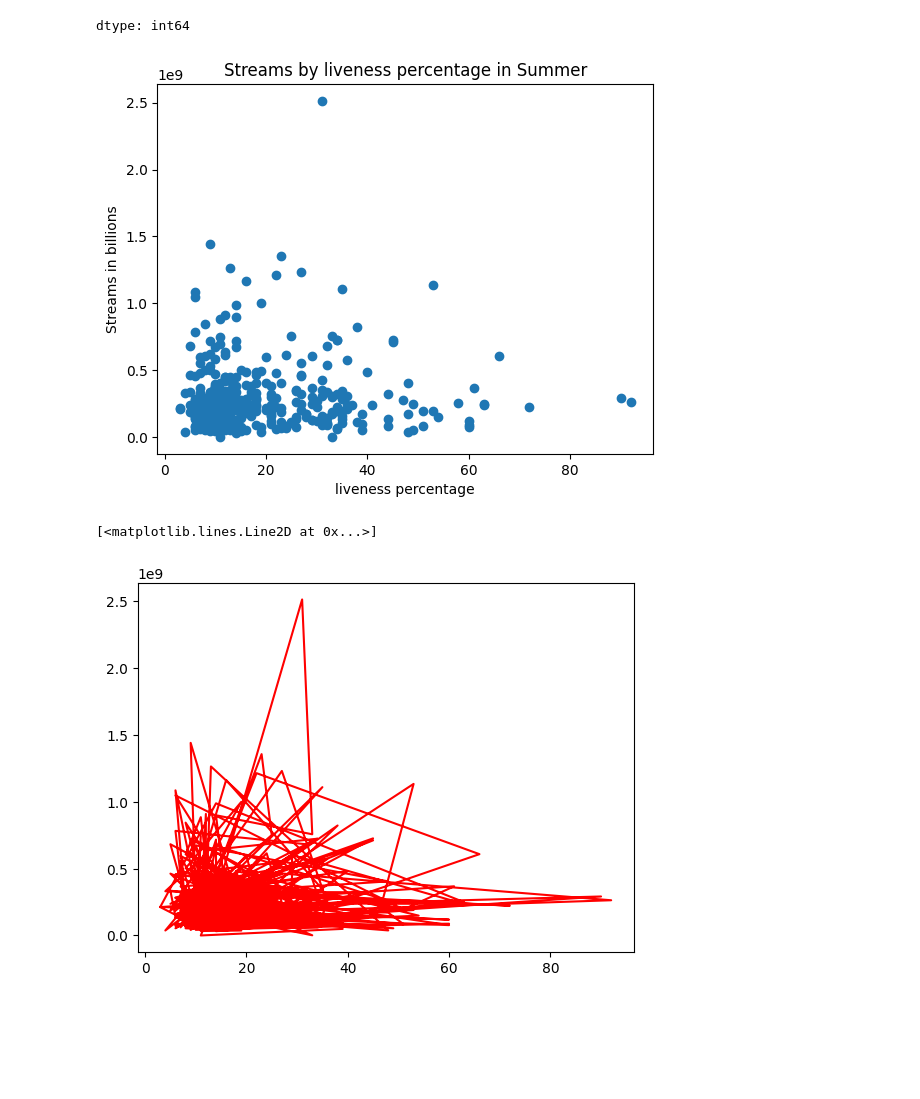
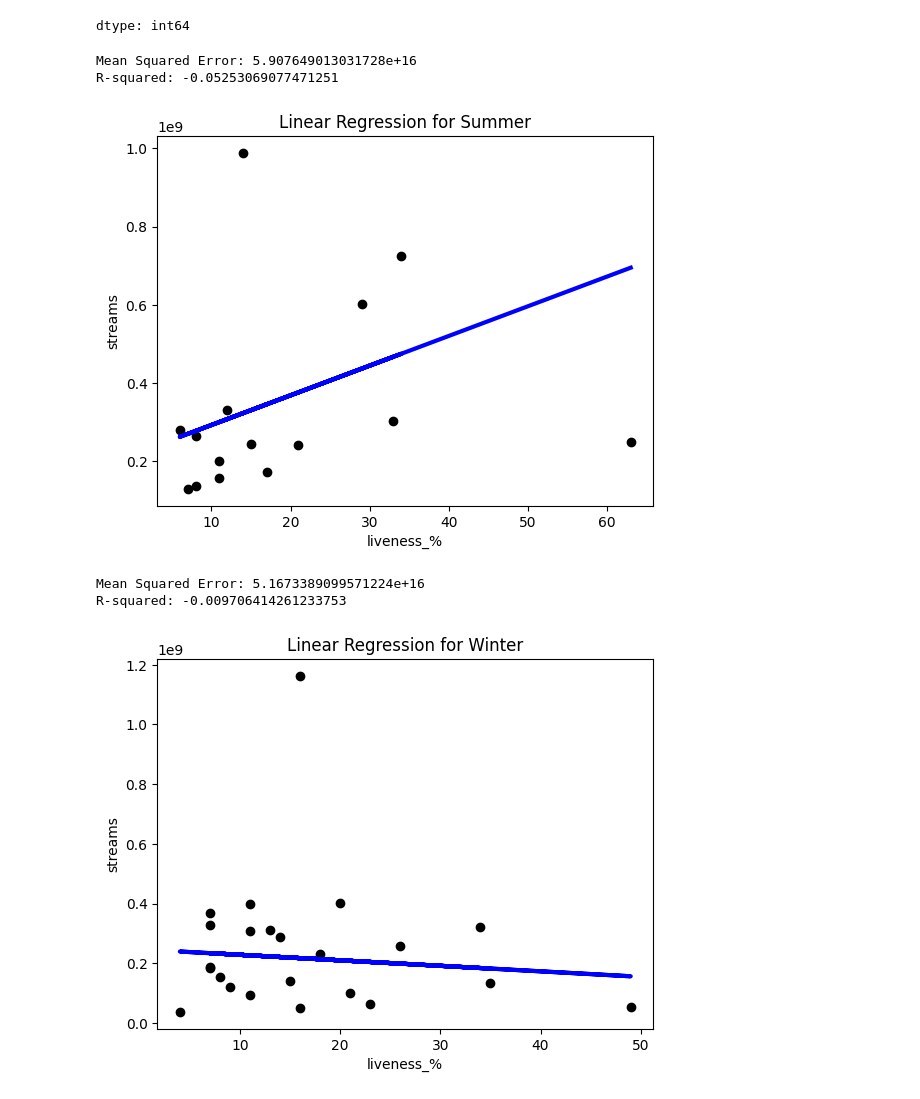
Before and after one commit to jb-seba/Spotify_TCS, a Jupyter notebook: TCS_Music_Project.ipynb, the cells around one changed output. Saved outputs shown, nothing was run; the diff lists cells and outputs as text; code cells hidden in the pictures; blank space fills up the shorter version.

```diff
--- a/TCS_Music_Project.ipynb
+++ b/TCS_Music_Project.ipynb
@@ -431,18 +431,58 @@ plt.show()
 | 72 | 1 |
 | 92 | 1 |
 dtype: int64
-# %%
-# linear regressions for liveness and streams for each season
-from sklearn.linear_model import LinearRegression
-from sklearn.model_selection import train_test_split
-from sklearn.metrics import mean_squared_error, r2_score
-plt.scatter(single_year_df['liveness_%'], single_year_df['streams'])
-plt.xlabel('liveness percentage')
-plt.ylabel('Streams in billions')
-plt.title('Streams by liveness percentage in Summer')
-plt.show()
-plt.plot(single_year_df['liveness_%'], single_year_df['streams'], color='red', label='Regression Line')
-# %% [output]
-[figure, removed]
-[<matplotlib.lines.Line2D at 0x...>]
-[figure, removed]
+# %%
+# linear regressions for liveness and streams for summer
+from sklearn.linear_model import LinearRegression
+from sklearn.model_selection import train_test_split
+from sklearn.metrics import mean_squared_error, r2_score
+# separating data for independent and dependent variables
+X = summer_df[['liveness_%']]
+y = summer_df['streams']
+# splitting data into training and testing sets
+X_train, X_test, y_train, y_test = train_test_split(X, y, test_size=0.2, random_state=42)
+# creating linear regression model
+model = LinearRegression()
+# fitting model to training data
+model.fit(X_train, y_train)
+# making predictions on test data
+y_pred = model.predict(X_test)
+# evaluating model performance
+mse = mean_squared_error(y_test, y_pred)
+r2 = r2_score(y_test, y_pred)
+print("Mean Squared Error:", mse)
+print("R-squared:", r2)
+# linear regression visualization
+plt.scatter(X_test, y_test, color='black')
+plt.plot(X_test, y_pred, color='blue', linewidth=3)
+plt.xlabel('liveness_%')
+plt.ylabel('streams')
+plt.title('Linear Regression for Summer')
+plt.show()
+# %% [output]
+Mean Squared Error: 5.907649013031728e+16
+R-squared: -0.05253069077471251
+[figure, added]
+# %%
+# linear regression for liveness and streams in winter
+X = winter_df[['liveness_%']]
+y = winter_df['streams']
+X_train, X_test, y_train, y_test = train_test_split(X, y, test_size=0.2, random_state=42)
+model = LinearRegression()
+model.fit(X_train, y_train)
+y_pred = model.predict(X_test)
+mse = mean_squared_error(y_test, y_pred)
+r2 = r2_score(y_test, y_pred)
+print("Mean Squared Error:", mse)
+print("R-squared:", r2)
+plt.scatter(X_test, y_test, color='black')
+plt.plot(X_test, y_pred, color='blue', linewidth=3)
+plt.xlabel('liveness_%')
+plt
+plt.ylabel('streams')
+plt.title('Linear Regression for Winter')
+plt.show()
+# %% [output]
+Mean Squared Error: 5.1673389099571224e+16
+R-squared: -0.009706414261233753
+[figure, added]
```
Also changed, not shown: parts of 3 cells of this notebook.
